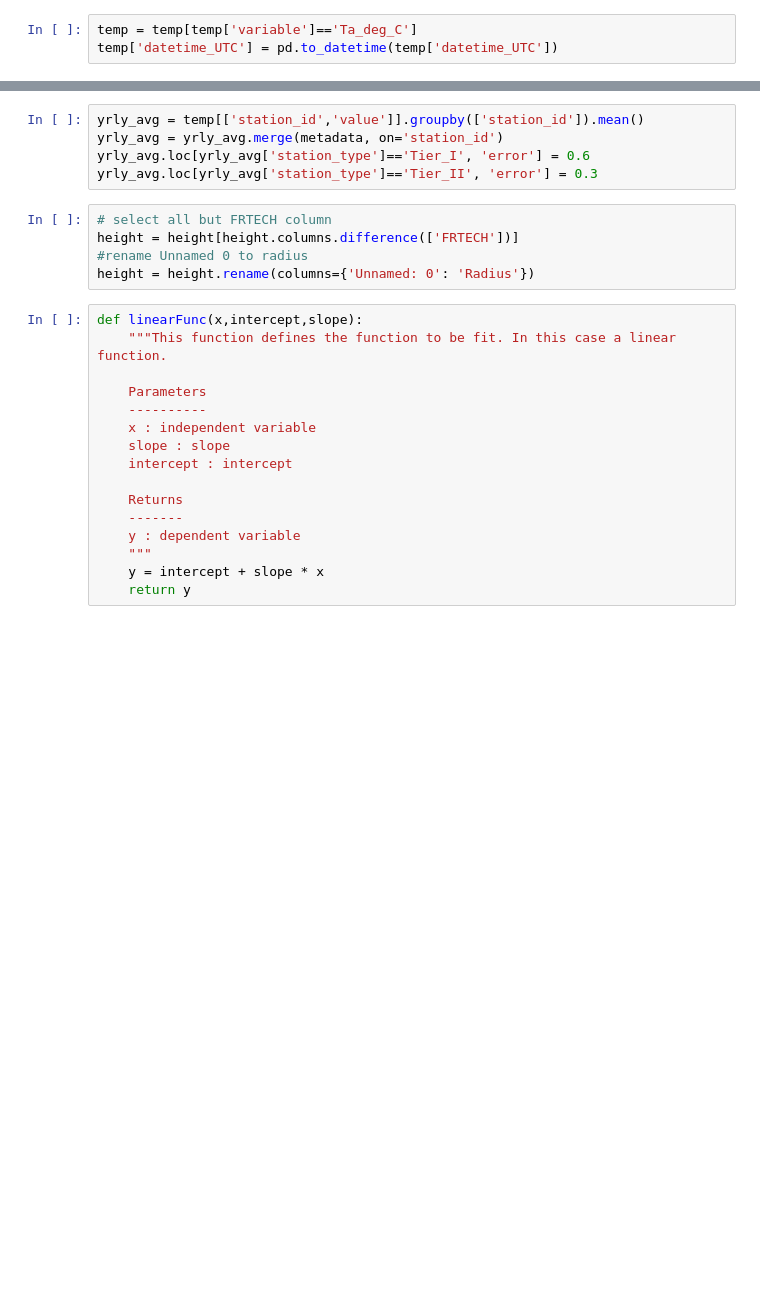
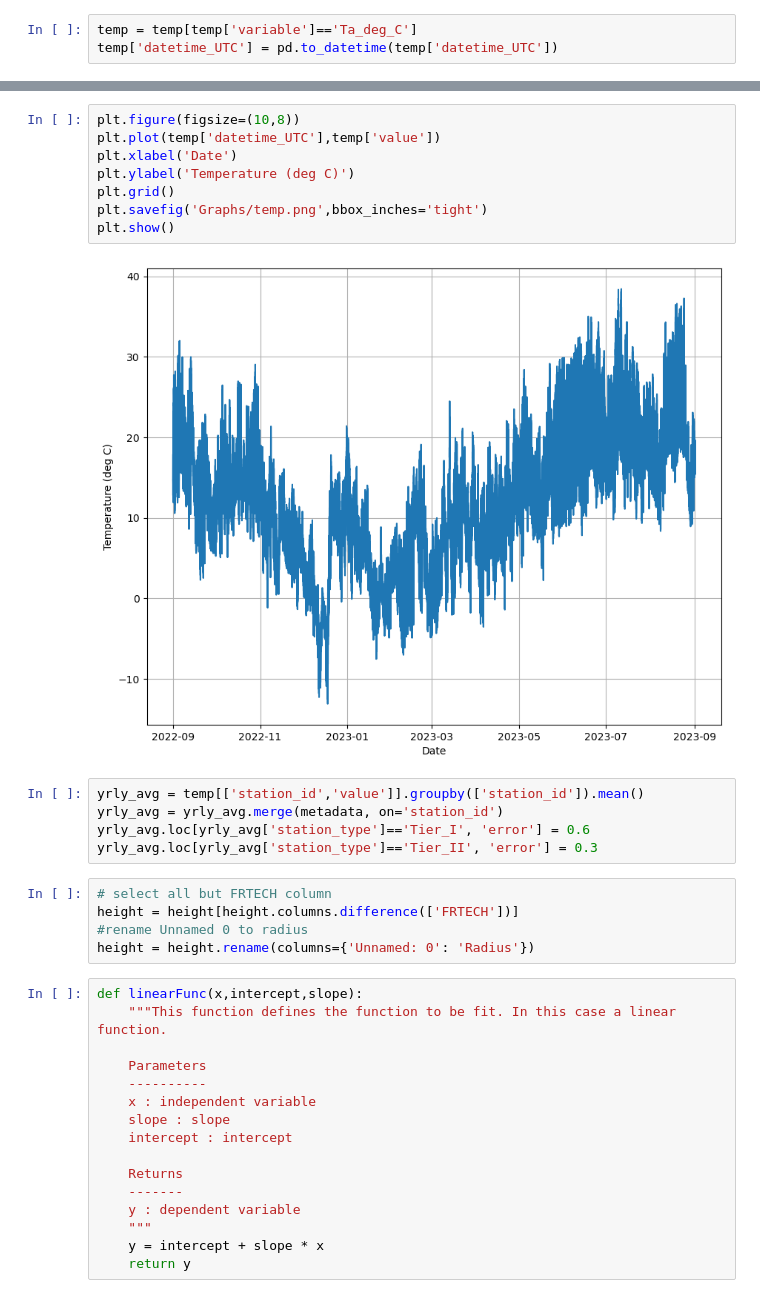
Before and after one commit to lisawink/freiburg, a Jupyter notebook: process_temp_final.ipynb, the cells around one changed output, grey strips where cells are left out. Cells and saved outputs as stored; diff of their text form; blank space fills up the shorter version.

```diff
--- a/process_temp_final.ipynb
+++ b/process_temp_final.ipynb
@@ -41,3 +57,13 @@ temp['datetime_UTC'] = pd.to_datetime(temp['datetime_UTC'])
+# %%
+plt.figure(figsize=(10,8))
+plt.plot(temp['datetime_UTC'],temp['value'])
+plt.xlabel('Date')
+plt.ylabel('Temperature (deg C)')
+plt.grid()
+plt.savefig('Graphs/temp.png',bbox_inches='tight')
+plt.show()
+# %% [output]
+[figure, added]
 # %%
 yrly_avg = temp[['station_id','value']].groupby(['station_id']).mean()
 yrly_avg = yrly_avg.merge(metadata, on='station_id')
```
Also changed, not shown: parts of 1 cell of this notebook.
